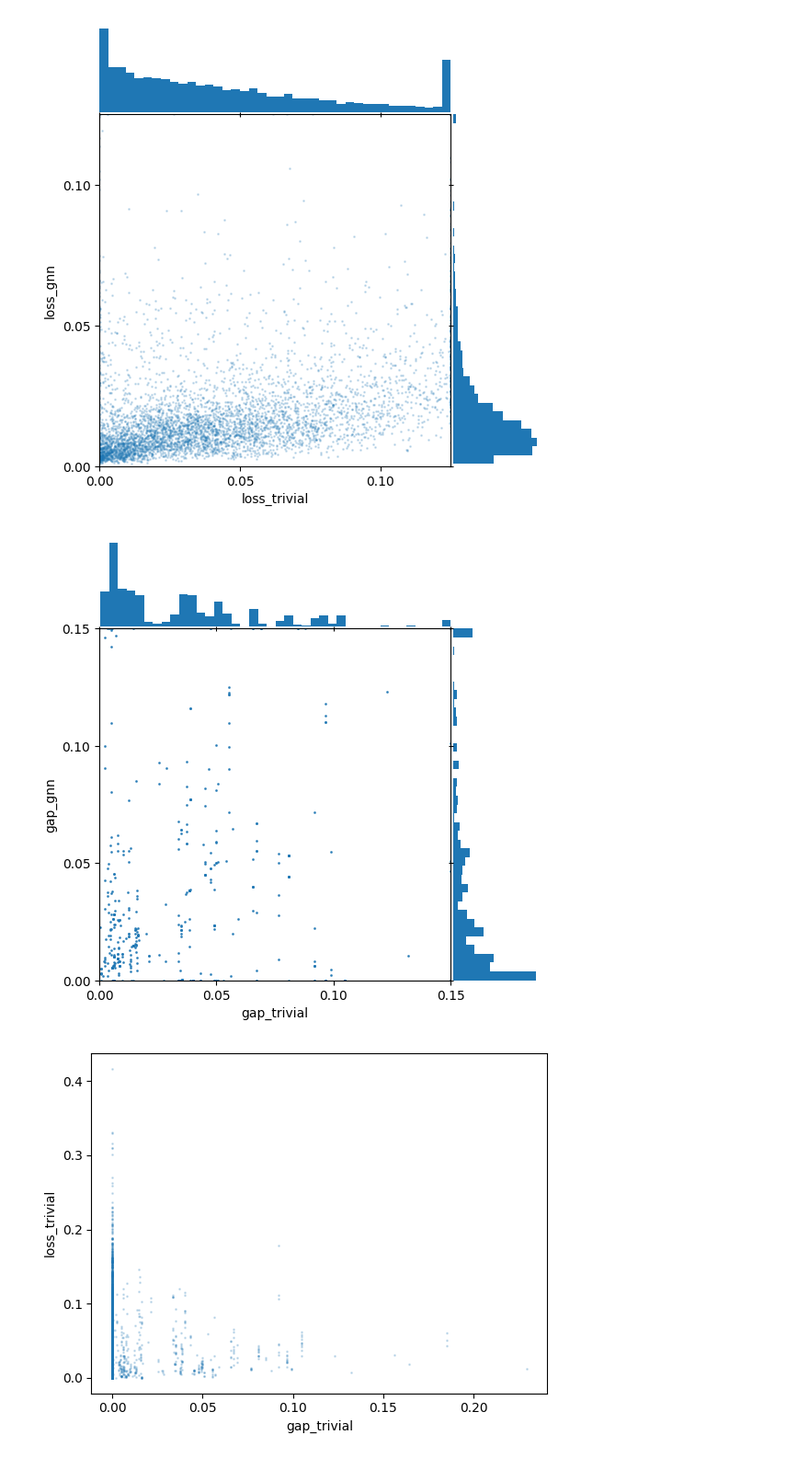
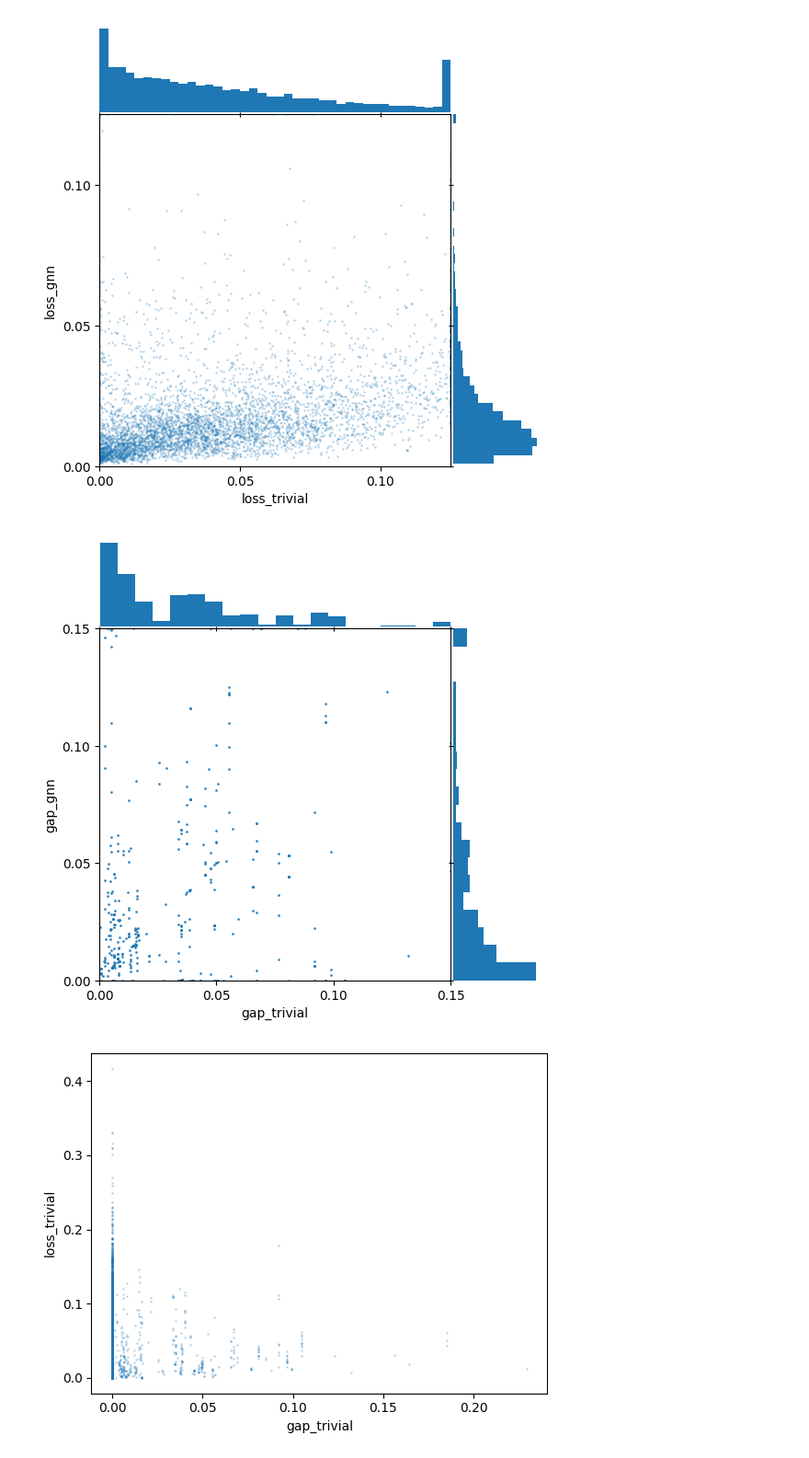
Before and after one commit to leevironty/thesis, a Jupyter notebook: latex/eval-plots.ipynb, the cells around one changed output. Shown: that part at 92% size. Drawn from its saved outputs; the diff is of its cells as text; code cells hidden in the pictures.

```diff
--- a/latex/eval-plots.ipynb
+++ b/latex/eval-plots.ipynb
@@ -111,36 +131,36 @@ loc = plticker.MultipleLocator(base=0.05)
 
 ax.set_ylim(*clip_lims)
 ax.set_xlim(*clip_lims)
 
 ax.xaxis.set_major_locator(loc)
 ax.yaxis.set_major_locator(loc)
 
 # result.plot.scatter(ax=ax, x='loss_trivial', y='loss_gnn', s=1, alpha=0.2)
 ax.scatter(x, y, s=1, alpha=0.8)
 ax.set_xlabel(xlabel)
 ax.set_ylabel(ylabel)
 ax.set_aspect('equal')
-ax_histx.hist(x, orientation='vertical', bins=40)
-ax_histy.hist(y, orientation='horizontal', bins=40)
+ax_histx.hist(x, orientation='vertical', bins=20)
+ax_histy.hist(y, orientation='horizontal', bins=20)
 plt.setp(ax_histx.get_xticklabels(), visible=False)
 plt.setp(ax_histy.get_yticklabels(), visible=False)
 
 for spine in ax_histx.spines.values():
     spine.set_visible(False)
 
 for spine in ax_histy.spines.values():
     spine.set_visible(False)
 
 # ax_histx.spines.set_visible(False)
 # ax_histx.spines['right'].set_visible(False)
 
 ax_histx.set_yticks([])
 ax_histy.set_xticks([])
 
 fig.tight_layout()
 fig.savefig('figures/gap-gap-excl-trivials.pdf')
 # %% [output]
-[figure, old version]
+[figure, new version]
 # %%
 result.plot.scatter(x='gap_trivial', y='loss_trivial', s=1, alpha=0.2)
 plt.savefig('figures/gap-loss-trivial.pdf')
```
Also changed, not shown: parts of 21 cells of this notebook, 13 other files.
